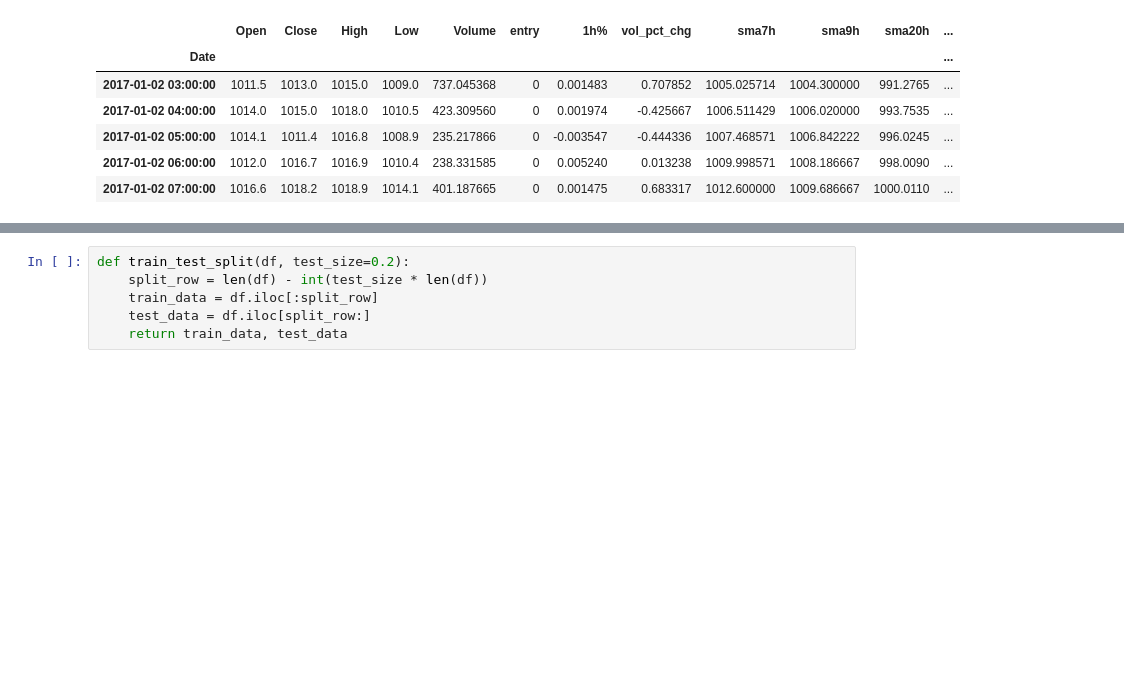
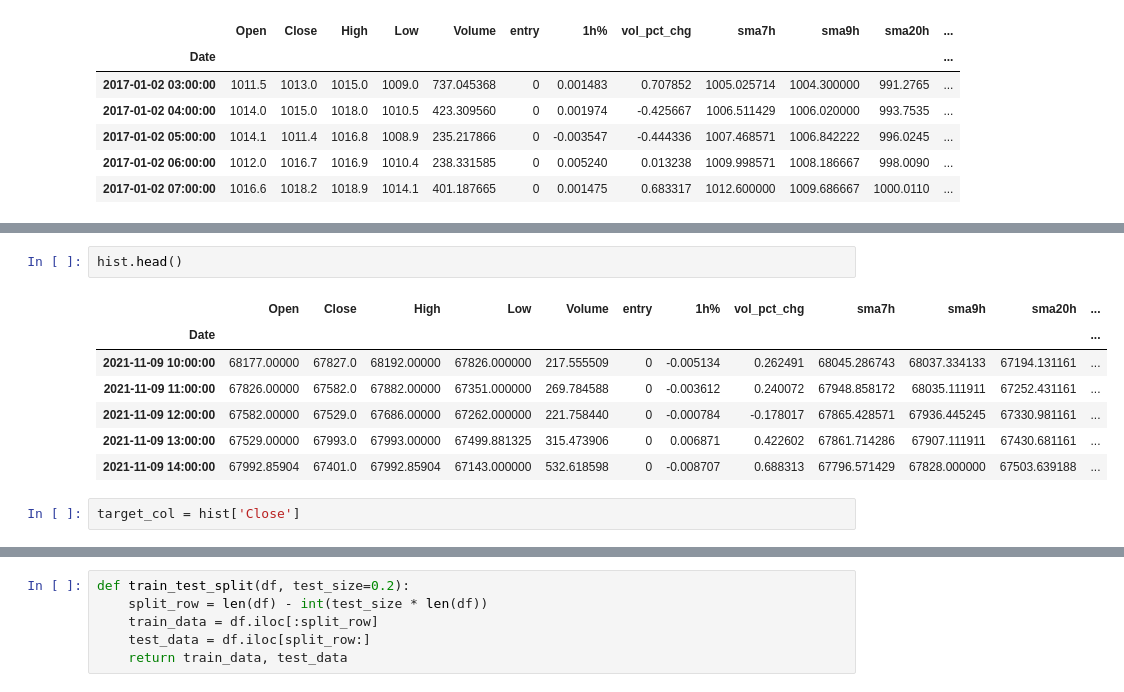
Before and after one commit to webclinic017/The_Crypto_Caller, a Jupyter notebook: LSTM testing/price_prediction_update.ipynb, the cells around one changed output, grey strips where cells are left out. Drawn from its saved outputs; the diff is of its cells as text; blank space fills up the shorter version.

```diff
--- a/LSTM testing/price_prediction_update.ipynb
+++ b/LSTM testing/price_prediction_update.ipynb
@@ -51,0 +55,12 @@ hist.head()
+# %%
+hist.head()
+# %% [output]
+|  | Open | Close | High | Low | Volume | entry | 1h% | vol_pct_chg | sma7h | sma9h | sma20h | ... |
+| Date |  |  |  |  |  |  |  |  |  |  |  | ... |
+| 2021-11-09 10:00:00 | 68177.00000 | 67827.0 | 68192.00000 | 67826.000000 | 217.555509 | 0 | -0.005134 | 0.262491 | 68045.286743 | 68037.334133 | 67194.131161 | ... |
+| 2021-11-09 11:00:00 | 67826.00000 | 67582.0 | 67882.00000 | 67351.000000 | 269.784588 | 0 | -0.003612 | 0.240072 | 67948.858172 | 68035.111911 | 67252.431161 | ... |
+| 2021-11-09 12:00:00 | 67582.00000 | 67529.0 | 67686.00000 | 67262.000000 | 221.758440 | 0 | -0.000784 | -0.178017 | 67865.428571 | 67936.445245 | 67330.981161 | ... |
+| 2021-11-09 13:00:00 | 67529.00000 | 67993.0 | 67993.00000 | 67499.881325 | 315.473906 | 0 | 0.006871 | 0.422602 | 67861.714286 | 67907.111911 | 67430.681161 | ... |
+| 2021-11-09 14:00:00 | 67992.85904 | 67401.0 | 67992.85904 | 67143.000000 | 532.618598 | 0 | -0.008707 | 0.688313 | 67796.571429 | 67828.000000 | 67503.639188 | ... |
+# %%
+target_col = hist['Close']
```
Also changed, not shown: parts of 12 cells of this notebook.
